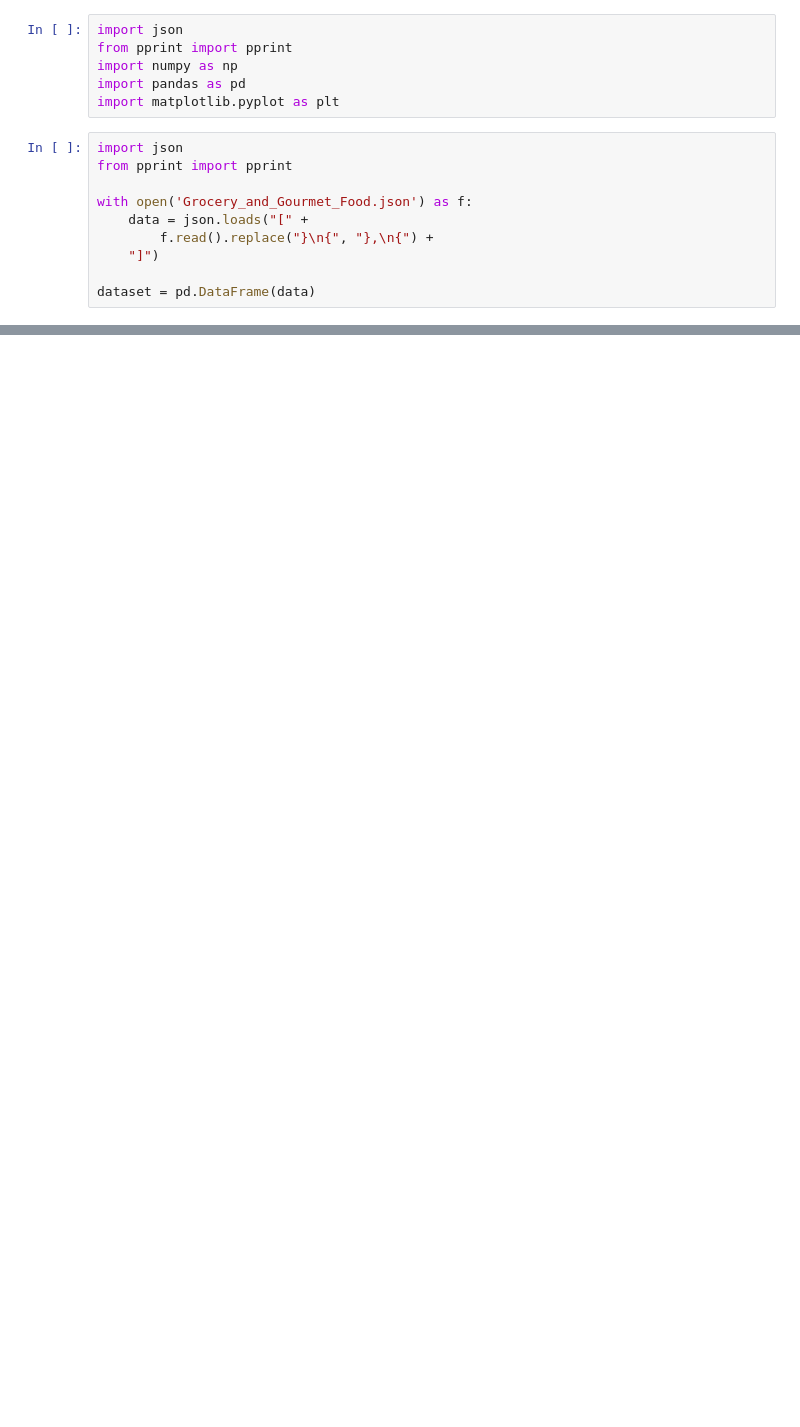
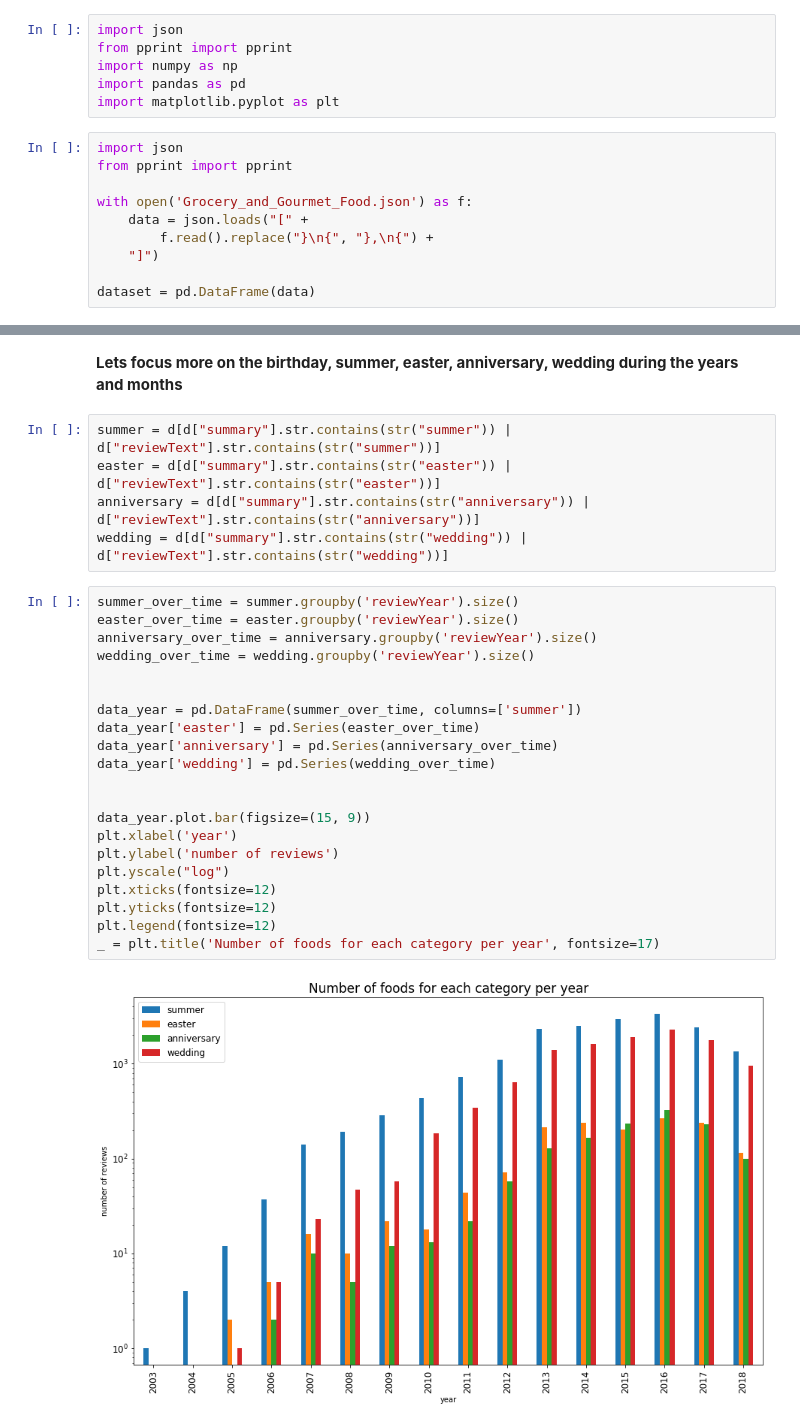
Before and after one commit to JulesssG/ADA-project, a Jupyter notebook: cleaning-trends.ipynb, the cells around one changed output, grey strips where cells are left out. Cells and saved outputs as stored; diff of their text form; blank space fills up the shorter version.

```diff
--- a/cleaning-trends.ipynb
+++ b/cleaning-trends.ipynb
@@ -145,0 +174,30 @@ data_days.head()
+# %% [markdown]
+**Lets focus more on the birthday, summer, easter, anniversary, wedding during the years and months**
+# %%
+summer = d[d["summary"].str.contains(str("summer")) | d["reviewText"].str.contains(str("summer"))]
+easter = d[d["summary"].str.contains(str("easter")) | d["reviewText"].str.contains(str("easter"))]
+anniversary = d[d["summary"].str.contains(str("anniversary")) | d["reviewText"].str.contains(str("anniversary"))]
+wedding = d[d["summary"].str.contains(str("wedding")) | d["reviewText"].str.contains(str("wedding"))]
+# %%
+summer_over_time = summer.groupby('reviewYear').size()
+easter_over_time = easter.groupby('reviewYear').size()
+anniversary_over_time = anniversary.groupby('reviewYear').size()
+wedding_over_time = wedding.groupby('reviewYear').size()
+
+
+data_year = pd.DataFrame(summer_over_time, columns=['summer'])
+data_year['easter'] = pd.Series(easter_over_time)
+data_year['anniversary'] = pd.Series(anniversary_over_time)
+data_year['wedding'] = pd.Series(wedding_over_time)
+
+
+data_year.plot.bar(figsize=(15, 9))
+plt.xlabel('year')
+plt.ylabel('number of reviews')
+plt.yscale("log")
+plt.xticks(fontsize=12)
+plt.yticks(fontsize=12)
+plt.legend(fontsize=12)
+_ = plt.title('Number of foods for each category per year', fontsize=17)
+# %% [output]
+[figure, added]
```
Also changed, not shown: parts of 38 cells of this notebook.
